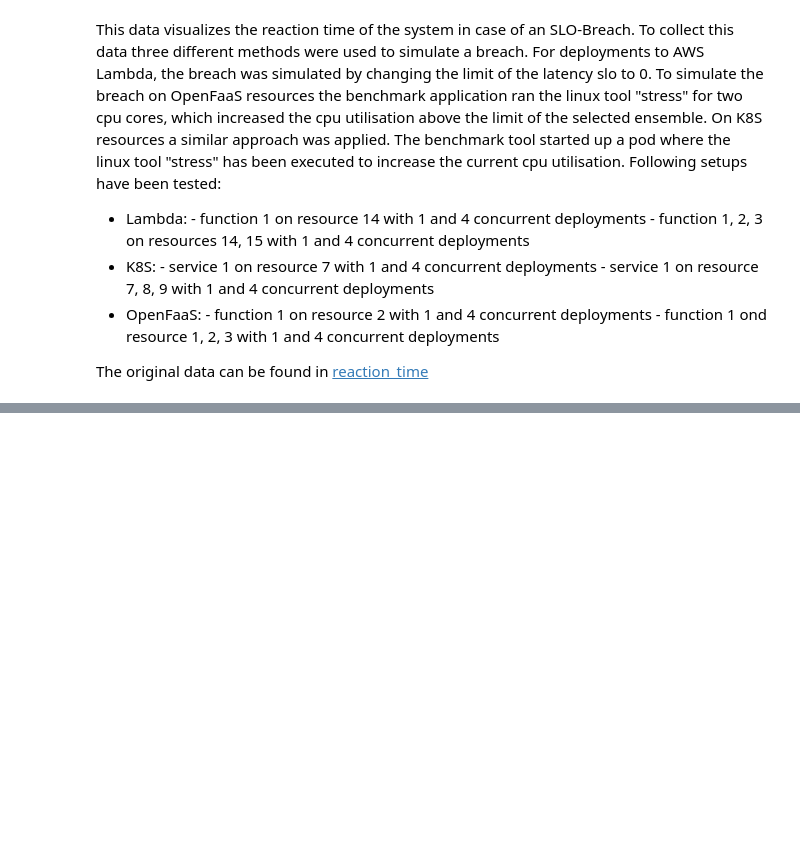
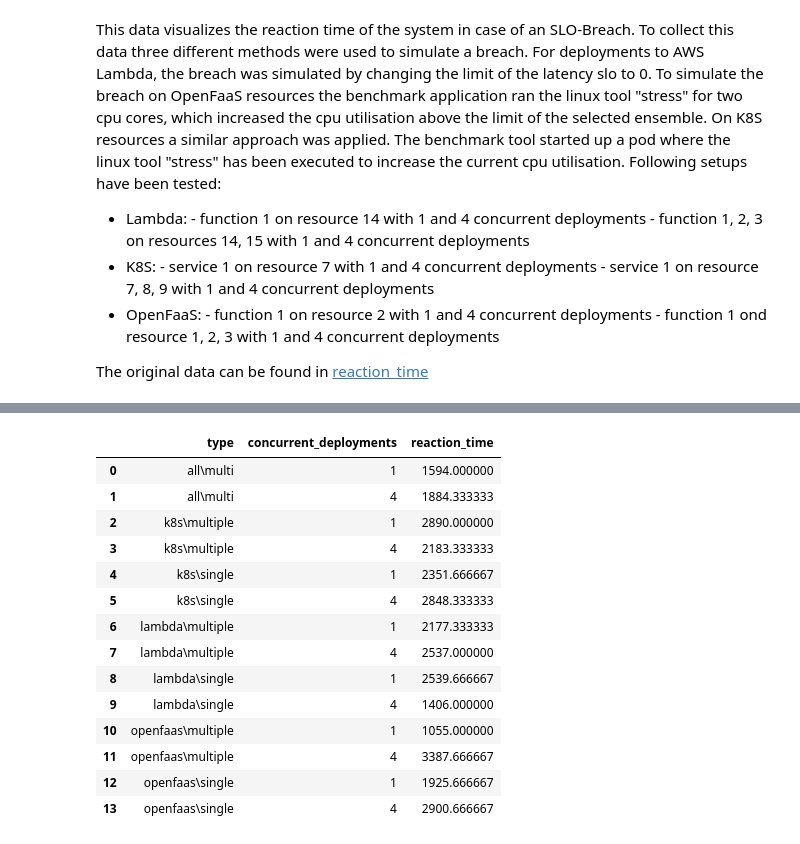
Before and after one commit to Apollo-Tools/resource-manager, a Jupyter notebook: benchmark/results/rm-analysis/reaction_time.ipynb, the cells around one changed output, grey strips where cells are left out. Cells and saved outputs as stored; diff of their text form; code cells hidden in the pictures; blank space fills up the shorter version.

```diff
--- a/benchmark/results/rm-analysis/reaction_time.ipynb
+++ b/benchmark/results/rm-analysis/reaction_time.ipynb
@@ -122,0 +119,18 @@ plt.show()
+# %%
+df_rt_grouped
+# %% [output]
+|  | type | concurrent_deployments | reaction_time |
+| 0 | all\multi | 1 | 1594.000000 |
+| 1 | all\multi | 4 | 1884.333333 |
+| 2 | k8s\multiple | 1 | 2890.000000 |
+| 3 | k8s\multiple | 4 | 2183.333333 |
+| 4 | k8s\single | 1 | 2351.666667 |
+| 5 | k8s\single | 4 | 2848.333333 |
+| 6 | lambda\multiple | 1 | 2177.333333 |
+| 7 | lambda\multiple | 4 | 2537.000000 |
+| 8 | lambda\single | 1 | 2539.666667 |
+| 9 | lambda\single | 4 | 1406.000000 |
+| 10 | openfaas\multiple | 1 | 1055.000000 |
+| 11 | openfaas\multiple | 4 | 3387.666667 |
+| 12 | openfaas\single | 1 | 1925.666667 |
+| 13 | openfaas\single | 4 | 2900.666667 |
```
Also changed, not shown: parts of 4 cells of this notebook, 5 other files.
